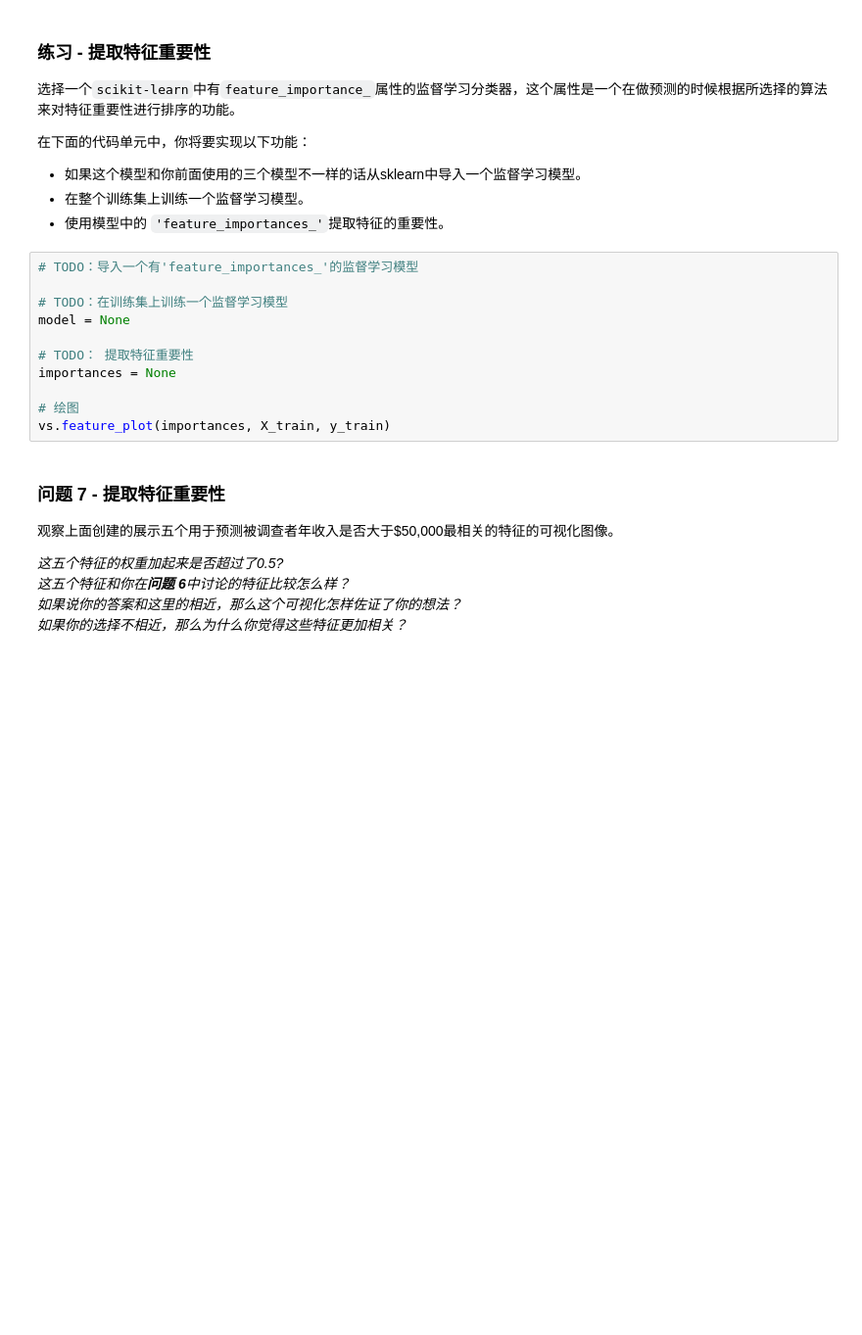
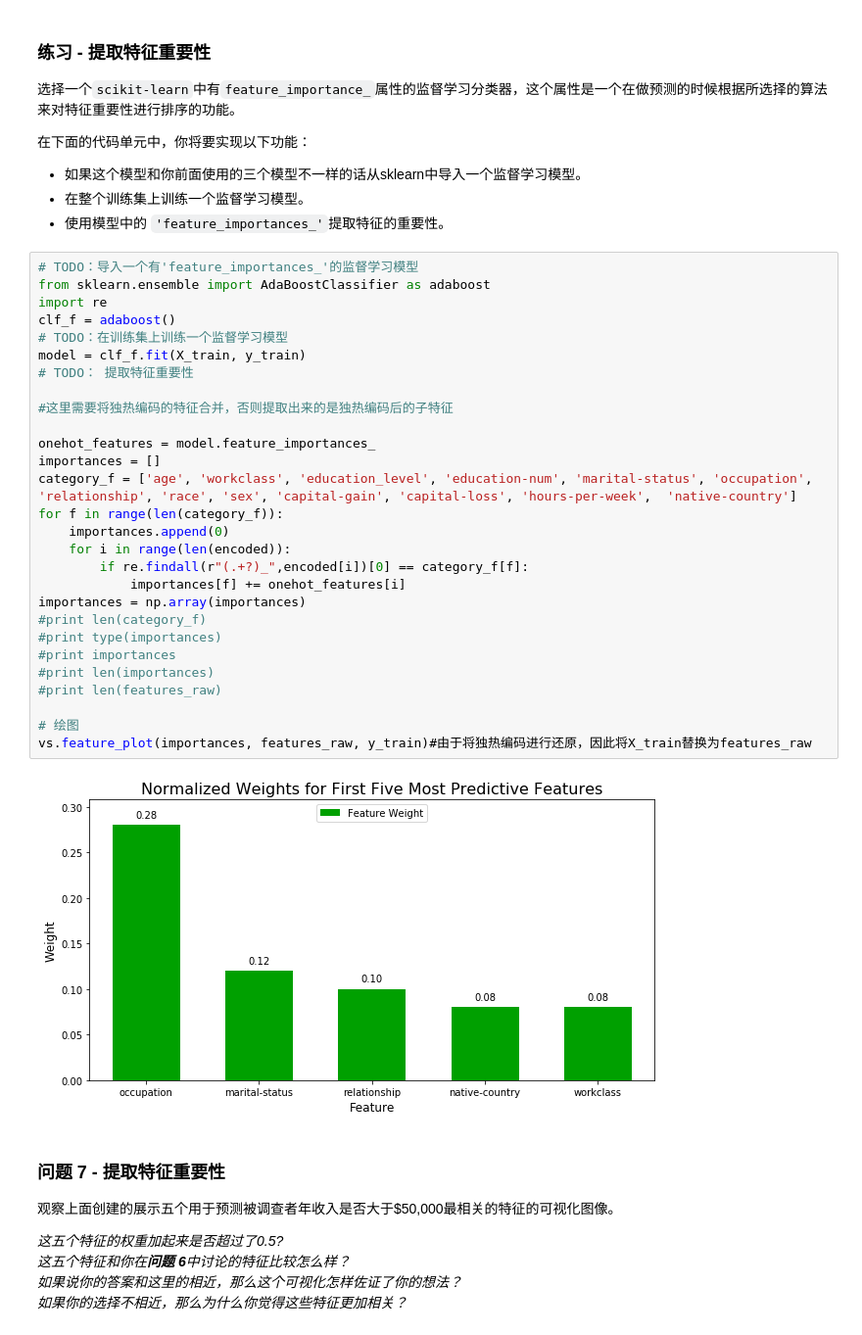
Before and after one commit to sethlsx/finding_donors, a Jupyter notebook: finding_donors.ipynb, the cells around one changed output. Shown: that part at 98% size. Cells and saved outputs as stored; diff of their text form; blank space fills up the shorter version.

```diff
--- a/finding_donors.ipynb
+++ b/finding_donors.ipynb
@@ -501,17 +577,36 @@ _在这十三个记录中，你认为哪五个特征对于预测是最重要的
  - 如果这个模型和你前面使用的三个模型不一样的话从sklearn中导入一个监督学习模型。
  - 在整个训练集上训练一个监督学习模型。
  - 使用模型中的 `'feature_importances_'`提取特征的重要性。
-# %%
-# TODO：导入一个有'feature_importances_'的监督学习模型
-
-# TODO：在训练集上训练一个监督学习模型
-model = None
-
-# TODO： 提取特征重要性
-importances = None
-
-# 绘图
-vs.feature_plot(importances, X_train, y_train)
+# %%
+# TODO：导入一个有'feature_importances_'的监督学习模型
+from sklearn.ensemble import AdaBoostClassifier as adaboost
+import re
+clf_f = adaboost()
+# TODO：在训练集上训练一个监督学习模型
+model = clf_f.fit(X_train, y_train)
+# TODO： 提取特征重要性
+
+#这里需要将独热编码的特征合并，否则提取出来的是独热编码后的子特征
+
+onehot_features = model.feature_importances_
+importances = []
+category_f = ['age', 'workclass', 'education_level', 'education-num', 'marital-status', 'occupation', 'relationship', 'race', 'sex', 'capital-gain', 'capital-loss', 'hours-per-week',  'native-country']
+for f in range(len(category_f)):
+    importances.append(0)
+    for i in range(len(encoded)):
+        if re.findall(r"(.+?)_",encoded[i])[0] == category_f[f]:
+            importances[f] += onehot_features[i]
+importances = np.array(importances)
+#print len(category_f)
+#print type(importances)
+#print importances
+#print len(importances)
+#print len(features_raw)
+
+# 绘图
+vs.feature_plot(importances, features_raw, y_train)#由于将独热编码进行还原，因此将X_train替换为features_raw
+# %% [output]
+[figure, added]
 # %% [markdown]
 ### 问题 7 - 提取特征重要性
 观察上面创建的展示五个用于预测被调查者年收入是否大于\$50,000最相关的特征的可视化图像。
```
Also changed, not shown: parts of 26 cells of this notebook, 1 other file.
